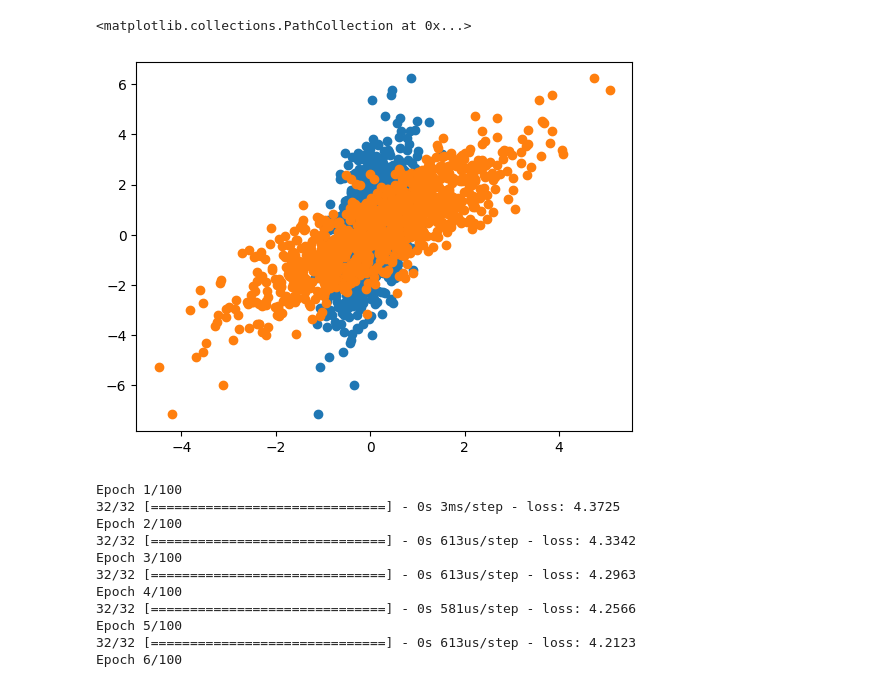
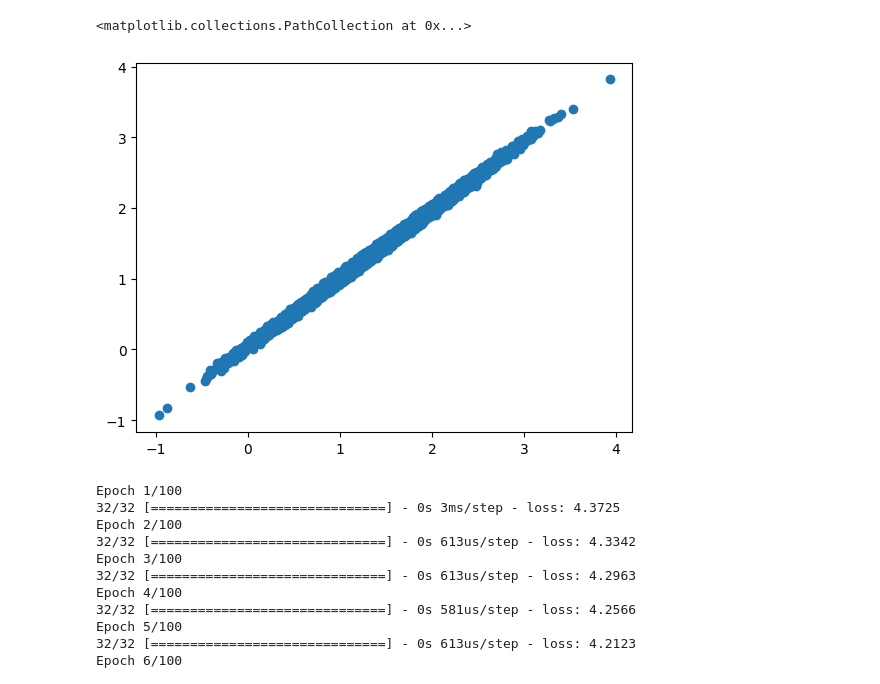
Before and after one commit to pvpanov/notes, a Jupyter notebook: notes/notebooks/tf_playground.ipynb, the cells around one changed output. Drawn from its saved outputs; the diff is of its cells as text; code cells hidden in the pictures.

Commit message:
non-sequential shallow nn example

```diff
--- a/notes/notebooks/tf_playground.ipynb
+++ b/notes/notebooks/tf_playground.ipynb
@@ -44,3 +41,0 @@ ridge_penalty = 0.01
-# %%
-enet_init_model = ElasticNet(l1_ratio=0, alpha=ridge_penalty)
-enet_init_model.fit(x, y)
@@ -49,5 +42,5 @@ ElasticNet(alpha=0.01, l1_ratio=0)
 # %%
-la, lb, lc = 5, 4, 2  # number of cells
+la, lb, lc = 7, 5, 4  # number of cells
 # %%
 pls_inits = []
 for ifrom, ito, l in [(0, na, la), (na, na + nb, lb), (na + nb, na + nb + nc, lc)]:
@@ -92,15 +126,16 @@ class SplitDenseLayer(tf.keras.layers.Layer):
 # %%
-model = tf.keras.models.Sequential(
-    [
-        tf.keras.layers.Input(shape=(x.shape[1],)),
-        tf.keras.layers.Dense(
-            y.shape[1],
-            kernel_regularizer=tf.keras.regularizers.l2(1e-2),
-            activation="leaky_relu",
-        ),
-    ]
+output = tf.keras.layers.Dense(y.shape[1])(inputs)
+
+model = tf.keras.Model(inputs=inputs, outputs=output)
+optimizer = tf.keras.optimizers.Adam(learning_rate=0.1)
+model.compile(optimizer=optimizer, loss="mse", jit_compile=True)
+
+history = model.fit(
+    x_train,
+    y_train,
+    epochs=50,
+    batch_size=100,
+    verbose=1,
+    validation_data=(x_val, y_val),
 )
-optimizer = tf.keras.optimizers.RMSprop(learning_rate=0.05)
-model.compile(optimizer=optimizer, loss="mse", jit_compile=True)
-model.fit(x, y, epochs=100, batch_size=500, steps_per_epoch=2)
 # %% [output]
@@ -137,0 +202,2 @@ Epoch 100/100
+# %%
+model = tf.keras.Model(inputs=inputs, outputs=output)
@@ -138,4 +218,5 @@ Epoch 100/100
 # %%
-plt.scatter(model.predict(x)[:, 0], y[:, 0])
-plt.scatter(f.fittedvalues, y[:, 0])
+plt.scatter(ridge_model.predict(x)[:, 0], model.predict(x)[:, 0])
+
+# plt.scatter(f.fittedvalues, y[:, 0])
 # %% [output]
@@ -143,5 +224,5 @@ plt.scatter(f.fittedvalues, y[:, 0])
 <matplotlib.collections.PathCollection at 0x...>
-[figure, old version]
+[figure, new version]
 # %%
 model = tf.keras.models.Sequential(
     [
```
Also changed, not shown: parts of 33 cells of this notebook, 1 other file.
